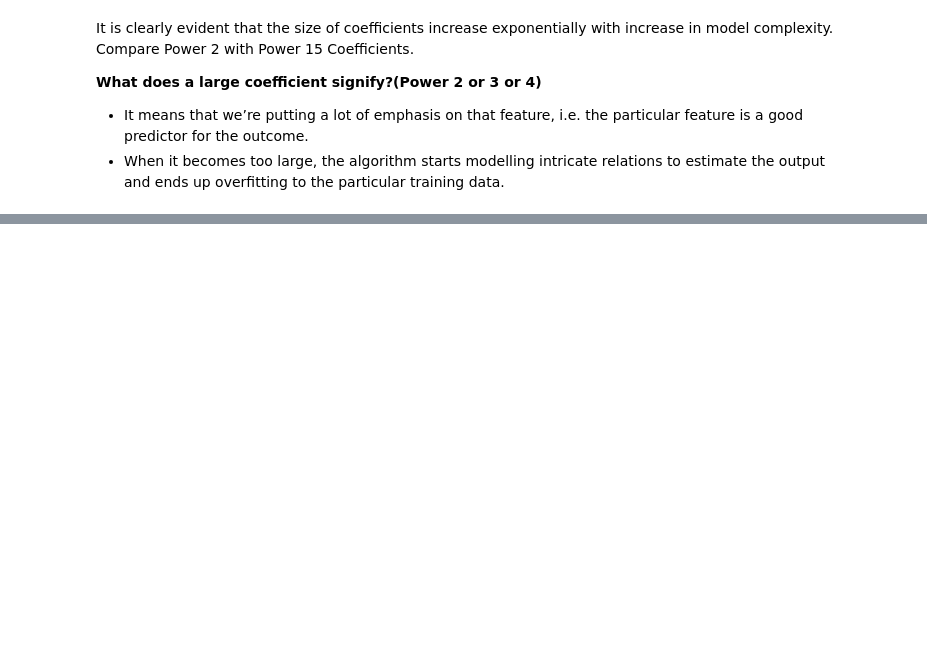
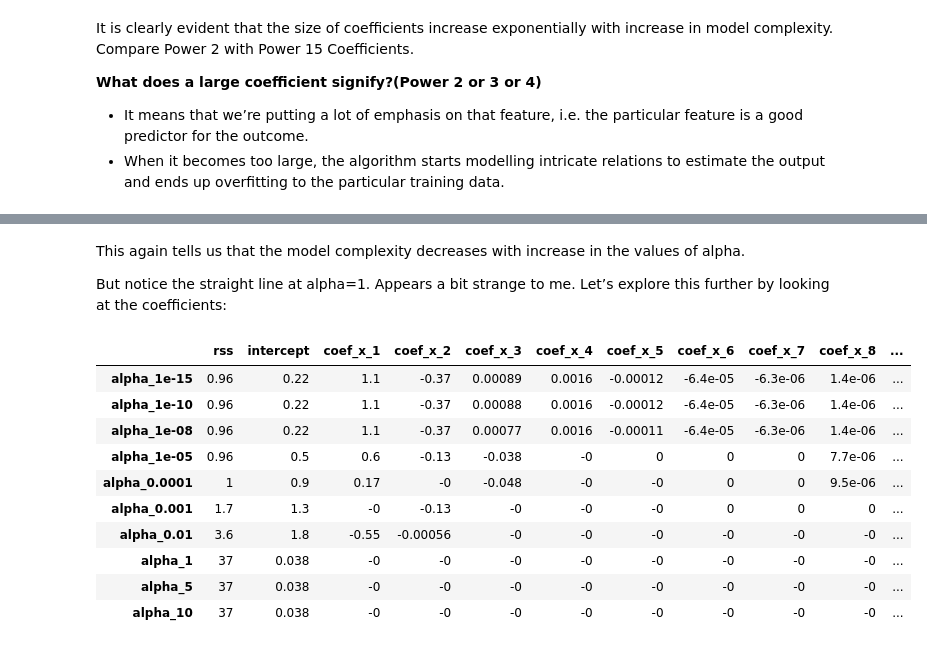
Before and after one commit to sandipanpaul21/Logistic-regression-in-python, a Jupyter notebook: 13_LR_Regularization.ipynb, the cells around one changed output, grey strips where cells are left out. Cells and saved outputs as stored; diff of their text form; code cells hidden in the pictures; blank space fills up the shorter version.

```diff
--- a/13_LR_Regularization.ipynb
+++ b/13_LR_Regularization.ipynb
@@ -163,0 +349,20 @@ It is clearly evident that the size of coefficients increase exponentially with
+# %% [markdown]
+This again tells us that the model complexity decreases with increase in the values of alpha.
+
+But notice the straight line at alpha=1. Appears a bit strange to me. Let’s explore this further by looking at the coefficients:
+# %%
+#Set the display format to be scientific for ease of analysis
+pd.options.display.float_format = '{:,.2g}'.format
+coef_matrix_lasso
+# %% [output]
+|  | rss | intercept | coef_x_1 | coef_x_2 | coef_x_3 | coef_x_4 | coef_x_5 | coef_x_6 | coef_x_7 | coef_x_8 | ... |
+| alpha_1e-15 | 0.96 | 0.22 | 1.1 | -0.37 | 0.00089 | 0.0016 | -0.00012 | -6.4e-05 | -6.3e-06 | 1.4e-06 | ... |
+| alpha_1e-10 | 0.96 | 0.22 | 1.1 | -0.37 | 0.00088 | 0.0016 | -0.00012 | -6.4e-05 | -6.3e-06 | 1.4e-06 | ... |
+| alpha_1e-08 | 0.96 | 0.22 | 1.1 | -0.37 | 0.00077 | 0.0016 | -0.00011 | -6.4e-05 | -6.3e-06 | 1.4e-06 | ... |
+| alpha_1e-05 | 0.96 | 0.5 | 0.6 | -0.13 | -0.038 | -0 | 0 | 0 | 0 | 7.7e-06 | ... |
+| alpha_0.0001 | 1 | 0.9 | 0.17 | -0 | -0.048 | -0 | -0 | 0 | 0 | 9.5e-06 | ... |
+| alpha_0.001 | 1.7 | 1.3 | -0 | -0.13 | -0 | -0 | -0 | 0 | 0 | 0 | ... |
+| alpha_0.01 | 3.6 | 1.8 | -0.55 | -0.00056 | -0 | -0 | -0 | -0 | -0 | -0 | ... |
+| alpha_1 | 37 | 0.038 | -0 | -0 | -0 | -0 | -0 | -0 | -0 | -0 | ... |
+| alpha_5 | 37 | 0.038 | -0 | -0 | -0 | -0 | -0 | -0 | -0 | -0 | ... |
+| alpha_10 | 37 | 0.038 | -0 | -0 | -0 | -0 | -0 | -0 | -0 | -0 | ... |
```
Also changed, not shown: parts of 11 cells of this notebook.
